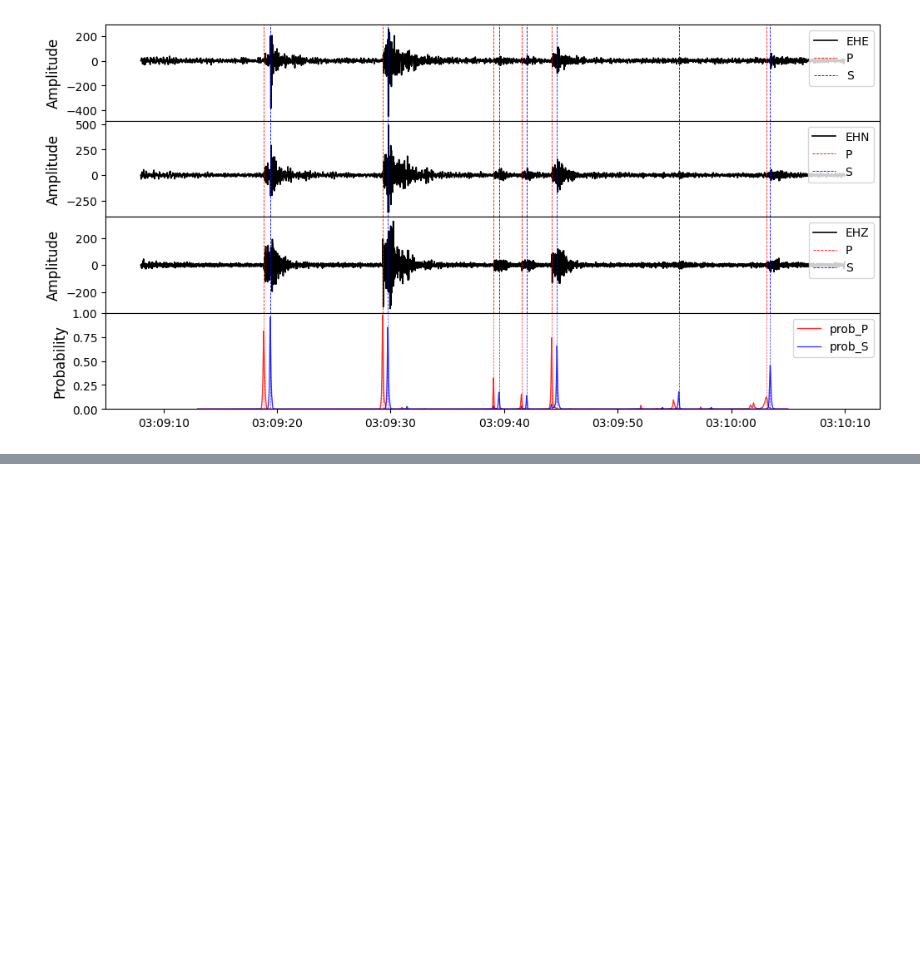
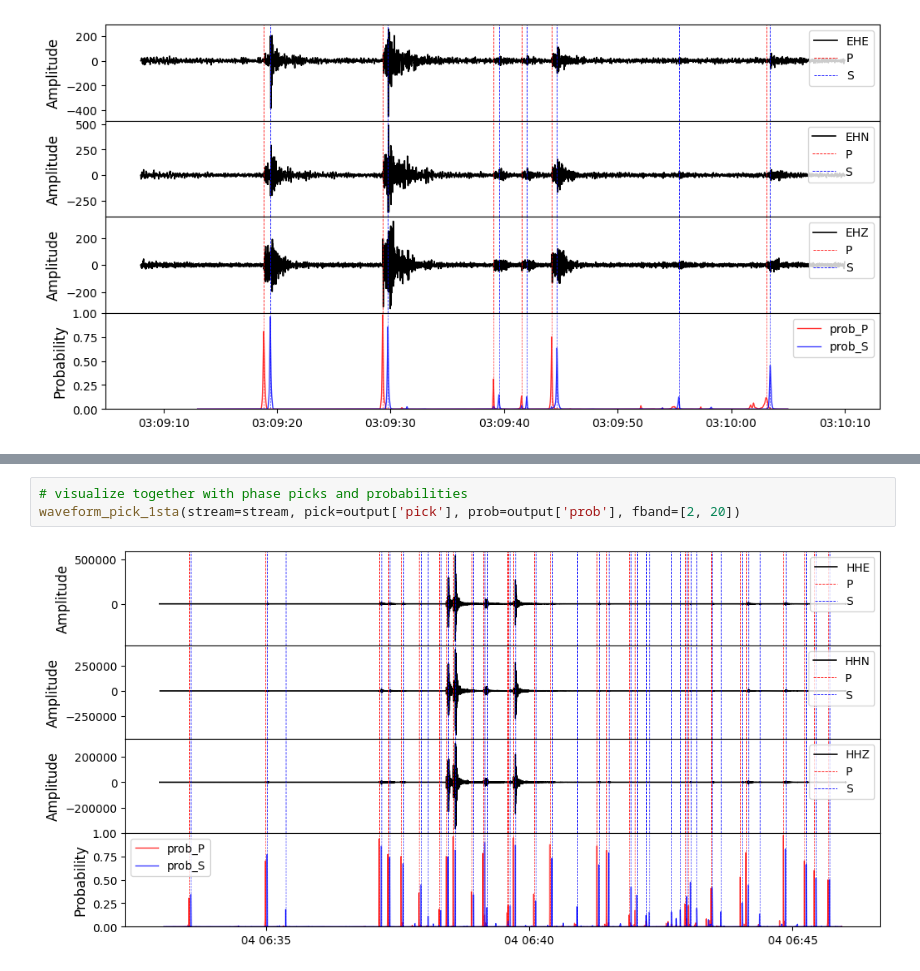
Before and after one commit to speedshi/quakephase, a Jupyter notebook: use_quakephase_example.ipynb, the cells around one changed output, grey strips where cells are left out. Cells and saved outputs as stored; diff of their text form; blank space fills up the shorter version.

```diff
--- a/use_quakephase_example.ipynb
+++ b/use_quakephase_example.ipynb
@@ -54,0 +104,5 @@ waveform_pick_1sta(stream=stream, pick=output['pick'], prob=output['prob'], fban
+# %%
+# visualize together with phase picks and probabilities
+waveform_pick_1sta(stream=stream, pick=output['pick'], prob=output['prob'], fband=[2, 20])
+# %% [output]
+[figure, added]
```
Also changed, not shown: parts of 12 cells of this notebook, 2 other files.
